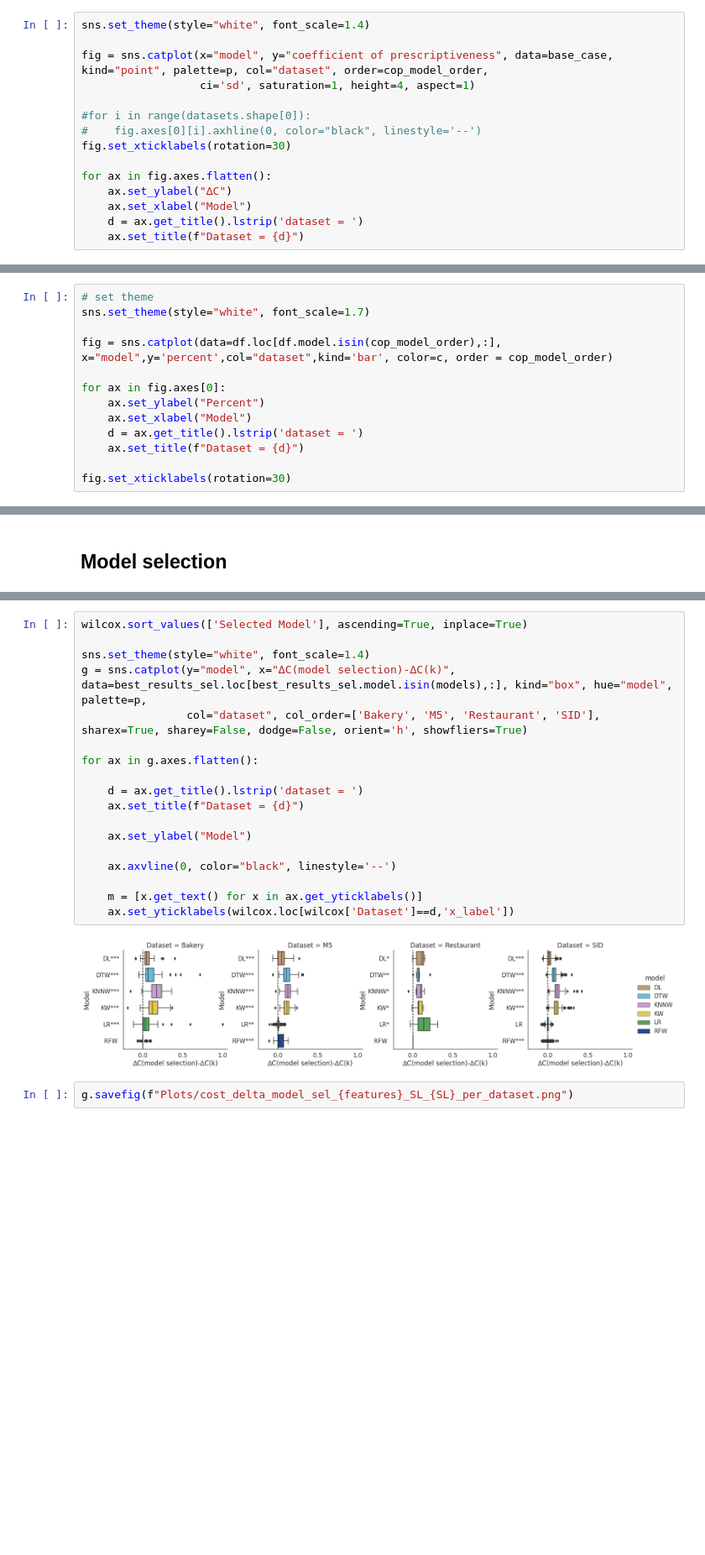
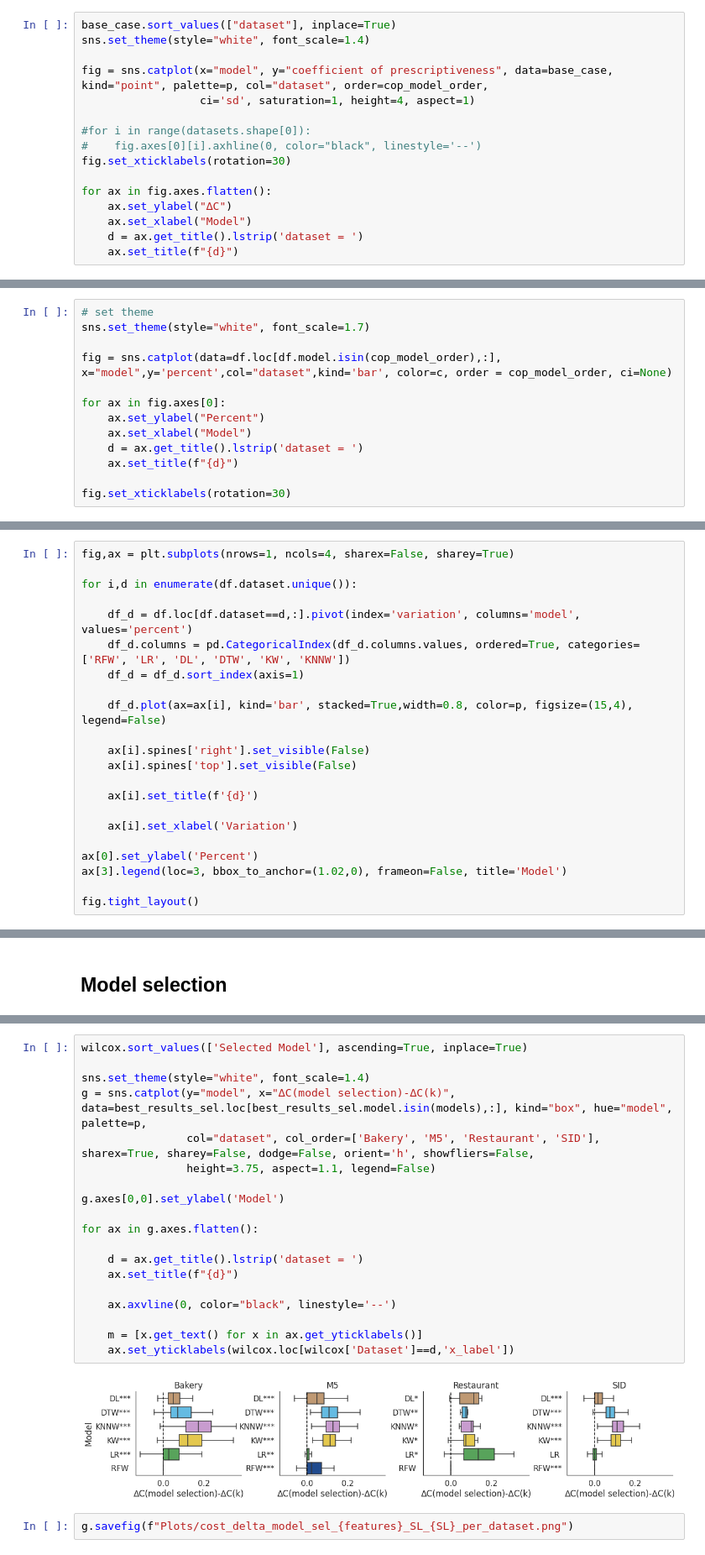
Before and after one commit to d3group/A-structured-evaluation-of-data-driven-newsvendor-approaches, a Jupyter notebook: create_plots.ipynb, the cells around one changed output, grey strips where cells are left out. Shown: that part at 84% size. Cells and saved outputs as stored; diff of their text form; blank space fills up the shorter version.

Commit message:
Added stacked bar plots

```diff
--- a/create_plots.ipynb
+++ b/create_plots.ipynb
@@ -126,6 +126,7 @@ See the caveats in the documentation: https://pandas.pydata.org/pandas-docs/stab
   base_case.sort_values(["dataset"], inplace=True)
 [figure]
 # %%
+base_case.sort_values(["dataset"], inplace=True)
 sns.set_theme(style="white", font_scale=1.4)
 
 fig = sns.catplot(x="model", y="coefficient of prescriptiveness", data=base_case, kind="point", palette=p, col="dataset", order=cop_model_order,
@@ -139,5 +140,5 @@ for ax in fig.axes.flatten():
     ax.set_ylabel("∆C")
     ax.set_xlabel("Model")
     d = ax.get_title().lstrip('dataset = ')
-    ax.set_title(f"Dataset = {d}")
+    ax.set_title(f"{d}")
 # %% [output]
@@ -205,13 +210,13 @@ df.rename(columns={'level_1': 'model'}, inplace=True)
 # set theme
 sns.set_theme(style="white", font_scale=1.7)
 
-fig = sns.catplot(data=df.loc[df.model.isin(cop_model_order),:], x="model",y='percent',col="dataset",kind='bar', color=c, order = cop_model_order)
+fig = sns.catplot(data=df.loc[df.model.isin(cop_model_order),:], x="model",y='percent',col="dataset",kind='bar', color=c, order = cop_model_order, ci=None)
 
 for ax in fig.axes[0]:
     ax.set_ylabel("Percent")
     ax.set_xlabel("Model")
     d = ax.get_title().lstrip('dataset = ')
-    ax.set_title(f"Dataset = {d}")
+    ax.set_title(f"{d}")
 
 fig.set_xticklabels(rotation=30)
 # %% [output]
@@ -365,0 +271,22 @@ df.sort_values("variation")
+# %%
+fig,ax = plt.subplots(nrows=1, ncols=4, sharex=False, sharey=True)
+
+for i,d in enumerate(df.dataset.unique()):
+
+    df_d = df.loc[df.dataset==d,:].pivot(index='variation', columns='model', values='percent')
+    df_d.columns = pd.CategoricalIndex(df_d.columns.values, ordered=True, categories=['RFW', 'LR', 'DL', 'DTW', 'KW', 'KNNW'])
+    df_d = df_d.sort_index(axis=1)
+
+    df_d.plot(ax=ax[i], kind='bar', stacked=True,width=0.8, color=p, figsize=(15,4), legend=False)
+
+    ax[i].spines['right'].set_visible(False)
+    ax[i].spines['top'].set_visible(False)
+
+    ax[i].set_title(f'{d}')
+
+    ax[i].set_xlabel('Variation')
+
+ax[0].set_ylabel('Percent')
+ax[3].legend(loc=3, bbox_to_anchor=(1.02,0), frameon=False, title='Model')
+
+fig.tight_layout()
@@ -540,22 +444,23 @@ wilcox
 # %%
 wilcox.sort_values(['Selected Model'], ascending=True, inplace=True)
 
 sns.set_theme(style="white", font_scale=1.4)
 g = sns.catplot(y="model", x="∆C(model selection)-∆C(k)", data=best_results_sel.loc[best_results_sel.model.isin(models),:], kind="box", hue="model", palette=p,
-                col="dataset", col_order=['Bakery', 'M5', 'Restaurant', 'SID'], sharex=True, sharey=False, dodge=False, orient='h', showfliers=True)
+                col="dataset", col_order=['Bakery', 'M5', 'Restaurant', 'SID'], sharex=True, sharey=False, dodge=False, orient='h', showfliers=False,
+                height=3.75, aspect=1.1, legend=False)
+
+g.axes[0,0].set_ylabel('Model')
 
 for ax in g.axes.flatten():
 
     d = ax.get_title().lstrip('dataset = ')
-    ax.set_title(f"Dataset = {d}")
-
-    ax.set_ylabel("Model")
+    ax.set_title(f"{d}")
 
     ax.axvline(0, color="black", linestyle='--')
 
     m = [x.get_text() for x in ax.get_yticklabels()]
     ax.set_yticklabels(wilcox.loc[wilcox['Dataset']==d,'x_label'])
 # %% [output]
-[figure, old version]
+[figure, new version]
 # %%
 g.savefig(f"Plots/cost_delta_model_sel_{features}_SL_{SL}_per_dataset.png")
```
Also changed, not shown: parts of 33 cells of this notebook, 3 other files.
